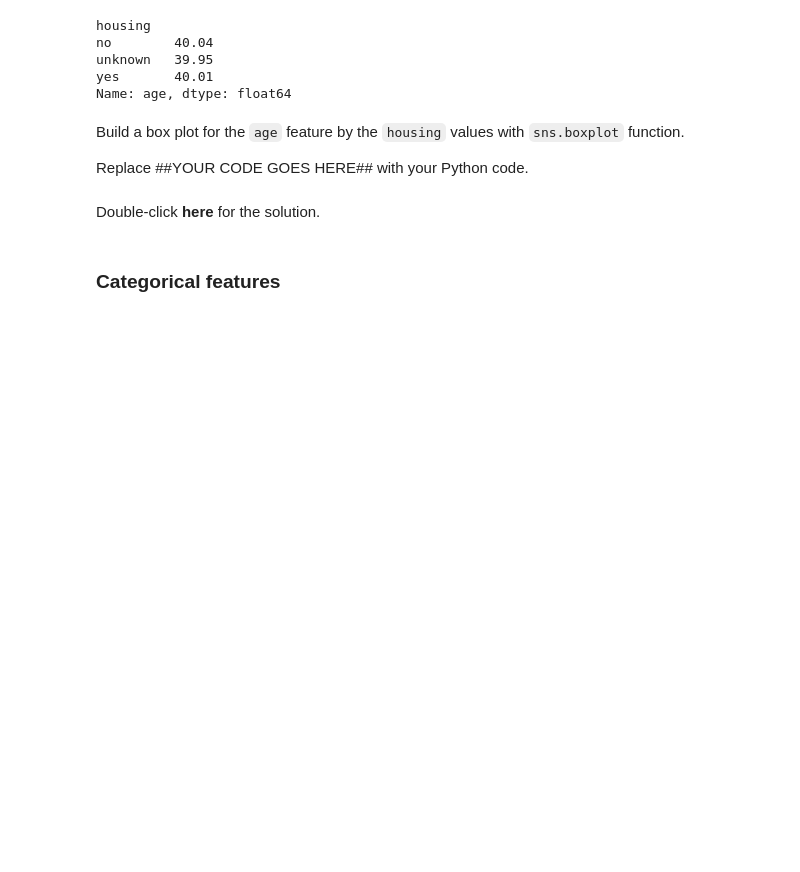
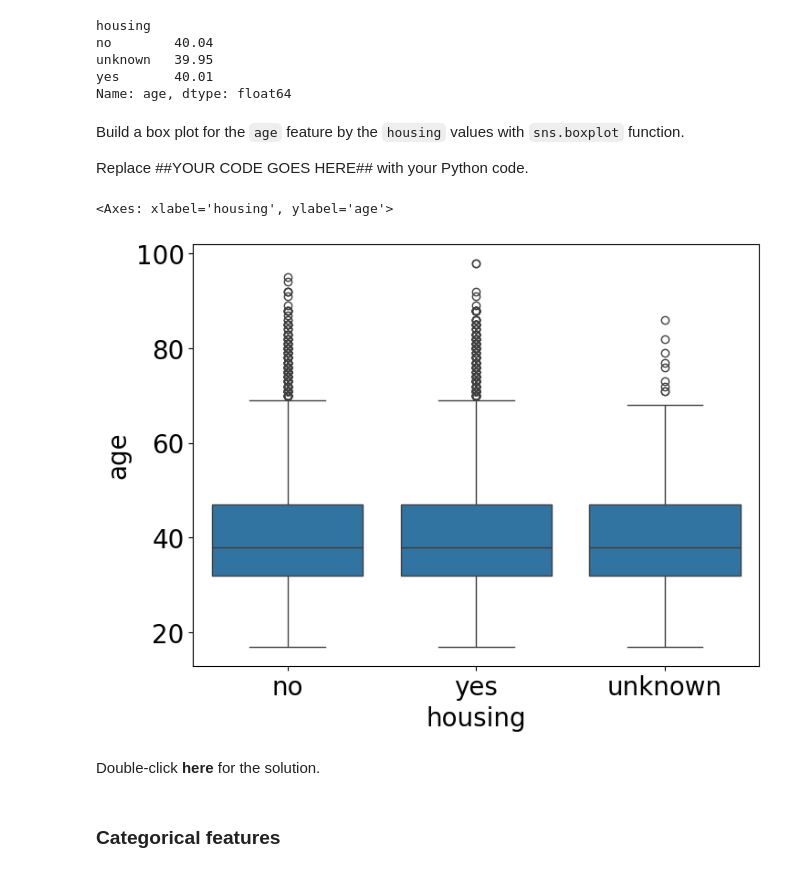
Before and after one commit to ledidk/data_analysis_in_banking, a Jupyter notebook: VDA_Banking_L2.ipynb, the cells around one changed output. Saved outputs shown, nothing was run; the diff lists cells and outputs as text; code cells hidden in the pictures; blank space fills up the shorter version.

```diff
--- a/VDA_Banking_L2.ipynb
+++ b/VDA_Banking_L2.ipynb
@@ -575,6 +575,11 @@ Build a box plot for the `age` feature by the `housing` values with `sns.boxplot
 Replace ##YOUR CODE GOES HERE## with your Python code.
 # %%
 ##YOUR CODE GOES HERE##
+
+sns.boxplot(x="housing", y="age", data=df)
+# %% [output]
+<Axes: xlabel='housing', ylabel='age'>
+[figure, added]
 # %% [markdown]
 Double-click **here** for the solution.
 
```
Also changed, not shown: parts of 3 cells of this notebook.
